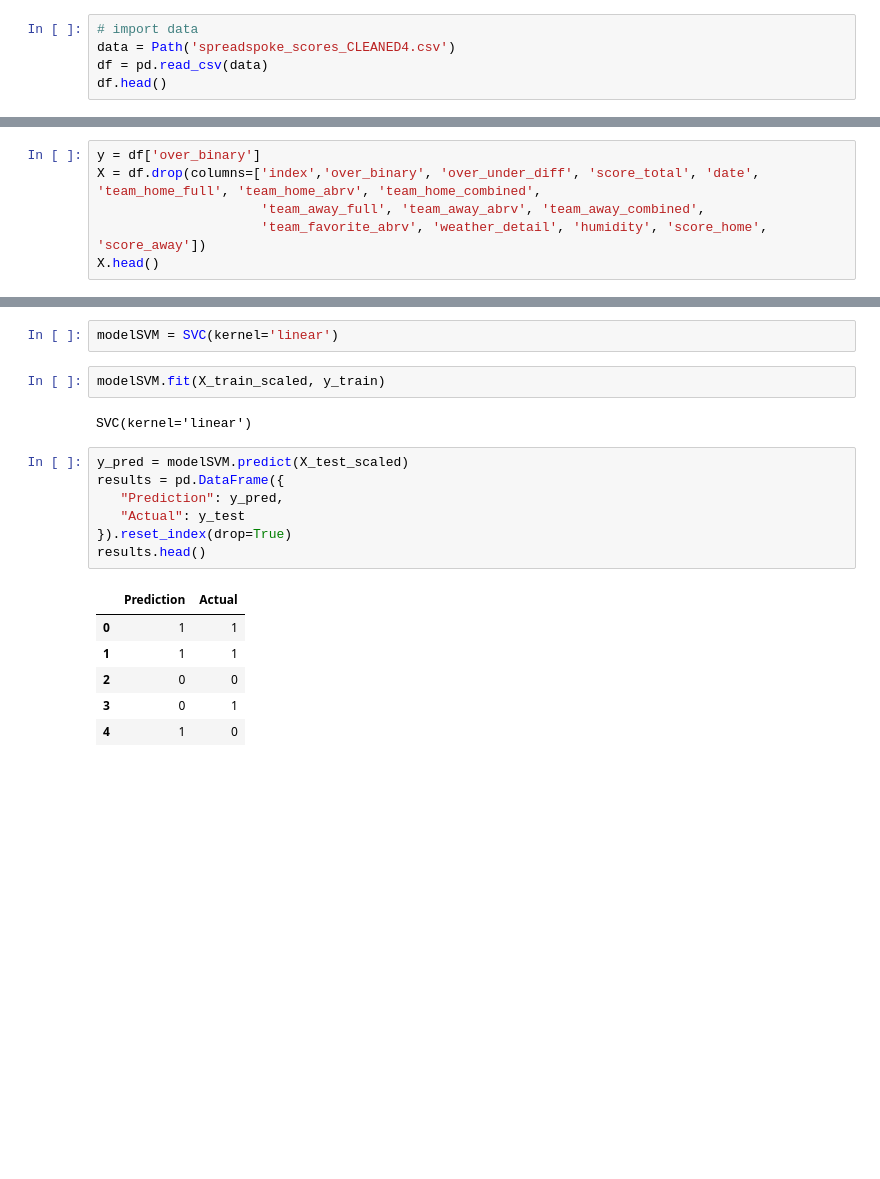
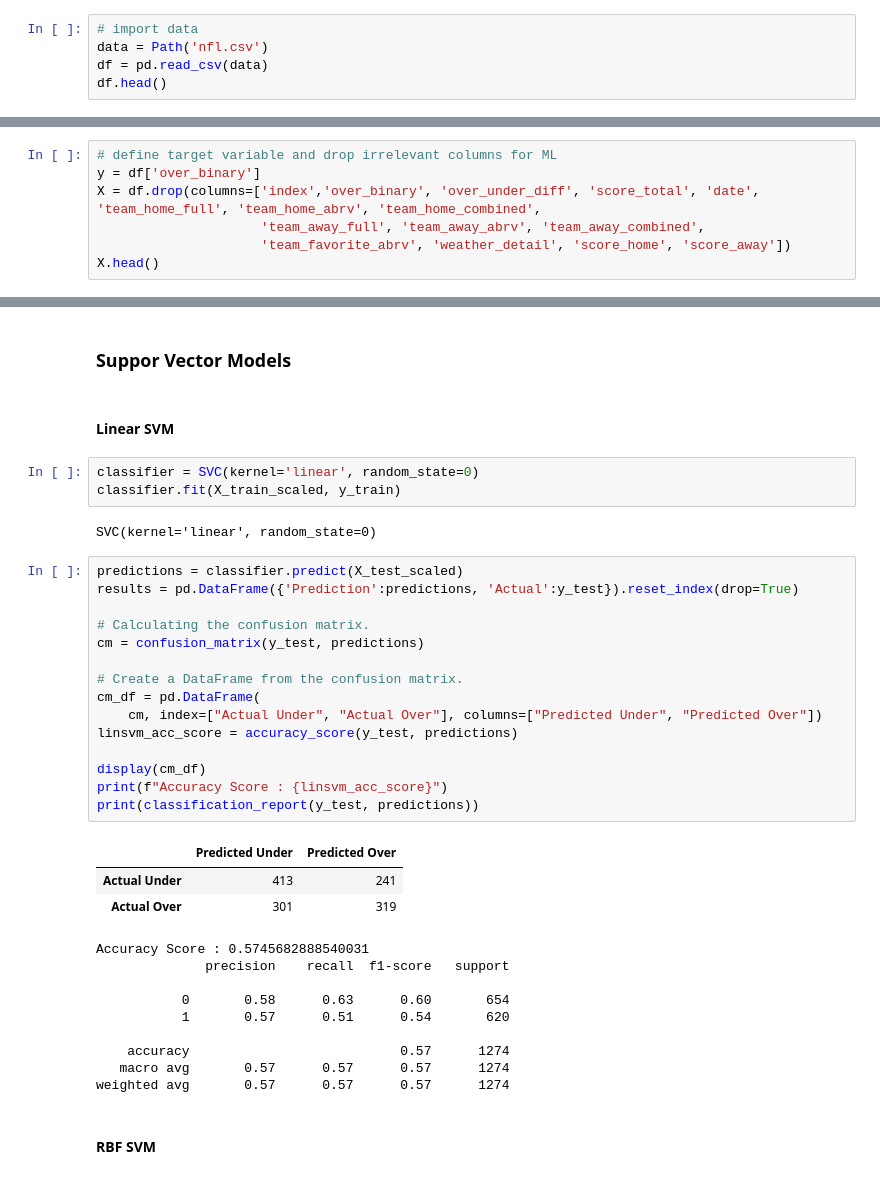
Before and after one commit to ksdisch/NFL_Totals-MachineLearningModel, a Jupyter notebook: OverUnderML1.ipynb, the cells around one changed output, grey strips where cells are left out. Drawn from its saved outputs; the diff is of its cells as text; blank space fills up the shorter version.

Commit message:
added a couple more models and tidied up the formatting

```diff
--- a/OverUnderML1.ipynb
+++ b/OverUnderML1.ipynb
@@ -18,6 +28,6 @@ from sklearn.ensemble import GradientBoostingClassifier
 # %%
 # import data
-data = Path('spreadspoke_scores_CLEANED4.csv')
+data = Path('nfl.csv')
 df = pd.read_csv(data)
 df.head()
 # %% [output]
@@ -31,7 +41,8 @@ df.head()
 # %%
+# define target variable and drop irrelevant columns for ML
 y = df['over_binary']
 X = df.drop(columns=['index','over_binary', 'over_under_diff', 'score_total', 'date', 'team_home_full', 'team_home_abrv', 'team_home_combined',
                      'team_away_full', 'team_away_abrv', 'team_away_combined',
-                     'team_favorite_abrv', 'weather_detail', 'humidity', 'score_home', 'score_away'])
+                     'team_favorite_abrv', 'weather_detail', 'score_home', 'score_away'])
 X.head()
 # %% [output]
@@ -111,21 +114,40 @@ print(accuracy_score(y_test, y_pred))
+# %% [markdown]
+### Suppor Vector Models
+# %% [markdown]
+#### Linear SVM
 # %%
-modelSVM = SVC(kernel='linear')
+classifier = SVC(kernel='linear', random_state=0)
+classifier.fit(X_train_scaled, y_train)
+# %% [output]
+SVC(kernel='linear', random_state=0)
-# %%
-modelSVM.fit(X_train_scaled, y_train)
-# %% [output]
-SVC(kernel='linear')
 # %%
-y_pred = modelSVM.predict(X_test_scaled)
-results = pd.DataFrame({
-   "Prediction": y_pred,
-   "Actual": y_test
-}).reset_index(drop=True)
-results.head()
+predictions = classifier.predict(X_test_scaled)
+results = pd.DataFrame({'Prediction':predictions, 'Actual':y_test}).reset_index(drop=True)
+
+# Calculating the confusion matrix.
+cm = confusion_matrix(y_test, predictions)
+
+# Create a DataFrame from the confusion matrix.
+cm_df = pd.DataFrame(
+    cm, index=["Actual Under", "Actual Over"], columns=["Predicted Under", "Predicted Over"])
+linsvm_acc_score = accuracy_score(y_test, predictions)
+
+display(cm_df)
+print(f"Accuracy Score : {linsvm_acc_score}")
+print(classification_report(y_test, predictions))
 # %% [output]
-|  | Prediction | Actual |
-| 0 | 1 | 1 |
-| 1 | 1 | 1 |
-| 2 | 0 | 0 |
-| 3 | 0 | 1 |
-| 4 | 1 | 0 |
+|  | Predicted Under | Predicted Over |
+| Actual Under | 413 | 241 |
+| Actual Over | 301 | 319 |
+Accuracy Score : 0.5745682888540031
+              precision    recall  f1-score   support
+
+           0       0.58      0.63      0.60       654
+           1       0.57      0.51      0.54       620
+
+    accuracy                           0.57      1274
+   macro avg       0.57      0.57      0.57      1274
+weighted avg       0.57      0.57      0.57      1274
+# %% [markdown]
+#### RBF SVM
 # %%
```
Also changed, not shown: parts of 56 cells of this notebook.
